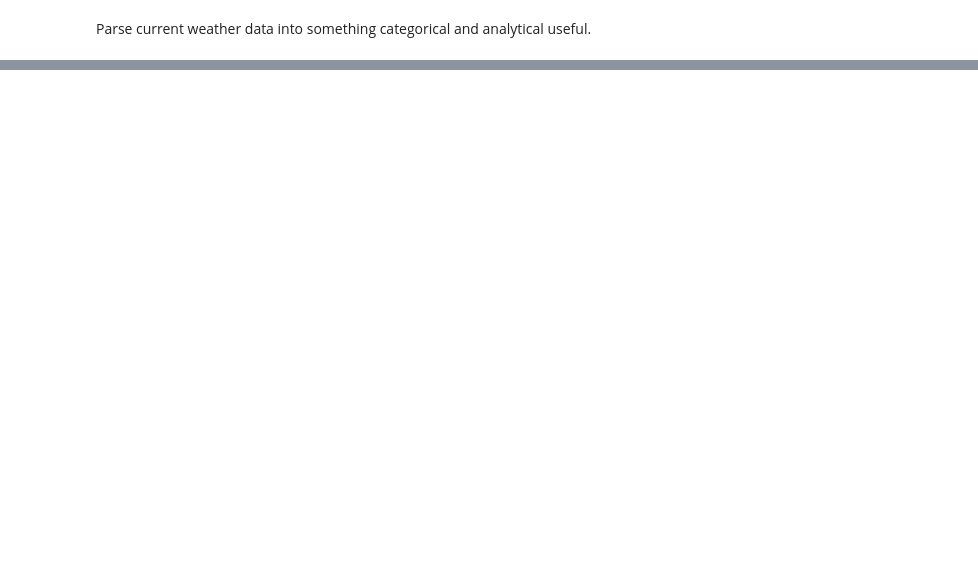
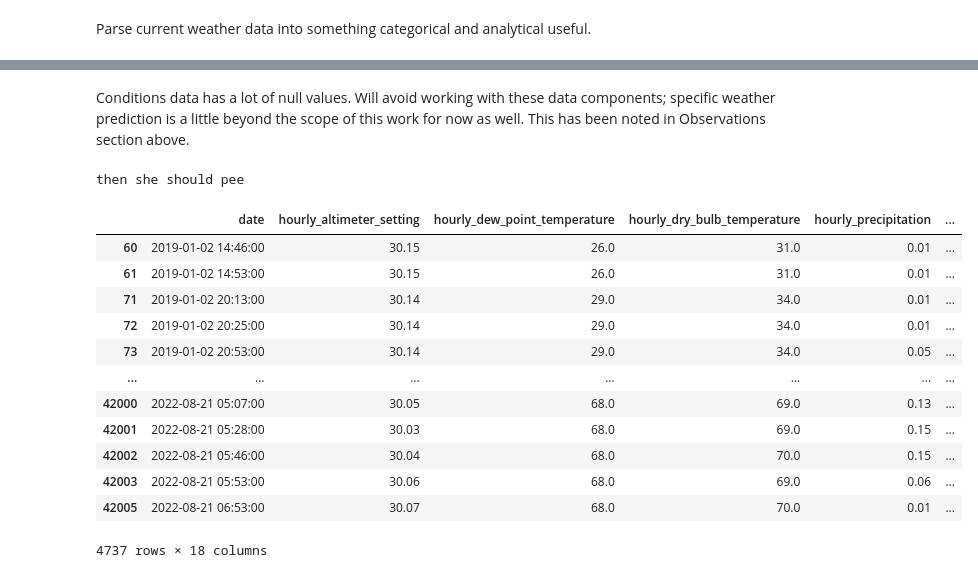
Before and after one commit to cartertate12/weather_predict, a Jupyter notebook: predictor.ipynb, the cells around one changed output, grey strips where cells are left out. Drawn from its saved outputs; the diff is of its cells as text; code cells hidden in the pictures; blank space fills up the shorter version.

Commit message:
nb structure, define scope, planning doc'mentd

```diff
--- a/predictor.ipynb
+++ b/predictor.ipynb
@@ -140,0 +228,24 @@ KeyError: '-FZ:8'
+# %% [markdown]
+Conditions data has a lot of null values. Will avoid working with these data components; specific weather prediction is a little beyond the scope of this work for now as well. This has been noted in Observations section above.
+# %%
+if 'ellen has to pee':
+    print('then she should pee')
+else: print('if she doesn\'t have to then she should not')
+# %% [output]
+then she should pee
+# %%
+df[df['hourly_precipitation']!=0]
+# %% [output]
+|  | date | hourly_altimeter_setting | hourly_dew_point_temperature | hourly_dry_bulb_temperature | hourly_precipitation | ... |
+| 60 | 2019-01-02 14:46:00 | 30.15 | 26.0 | 31.0 | 0.01 | ... |
+| 61 | 2019-01-02 14:53:00 | 30.15 | 26.0 | 31.0 | 0.01 | ... |
+| 71 | 2019-01-02 20:13:00 | 30.14 | 29.0 | 34.0 | 0.01 | ... |
+| 72 | 2019-01-02 20:25:00 | 30.14 | 29.0 | 34.0 | 0.01 | ... |
+| 73 | 2019-01-02 20:53:00 | 30.14 | 29.0 | 34.0 | 0.05 | ... |
+| ... | ... | ... | ... | ... | ... | ... |
+| 42000 | 2022-08-21 05:07:00 | 30.05 | 68.0 | 69.0 | 0.13 | ... |
+| 42001 | 2022-08-21 05:28:00 | 30.03 | 68.0 | 69.0 | 0.15 | ... |
+| 42002 | 2022-08-21 05:46:00 | 30.04 | 68.0 | 70.0 | 0.15 | ... |
+| 42003 | 2022-08-21 05:53:00 | 30.06 | 68.0 | 69.0 | 0.06 | ... |
+| 42005 | 2022-08-21 06:53:00 | 30.07 | 68.0 | 70.0 | 0.01 | ... |
+4737 rows × 18 columns
```
Also changed, not shown: parts of 23 cells of this notebook.
